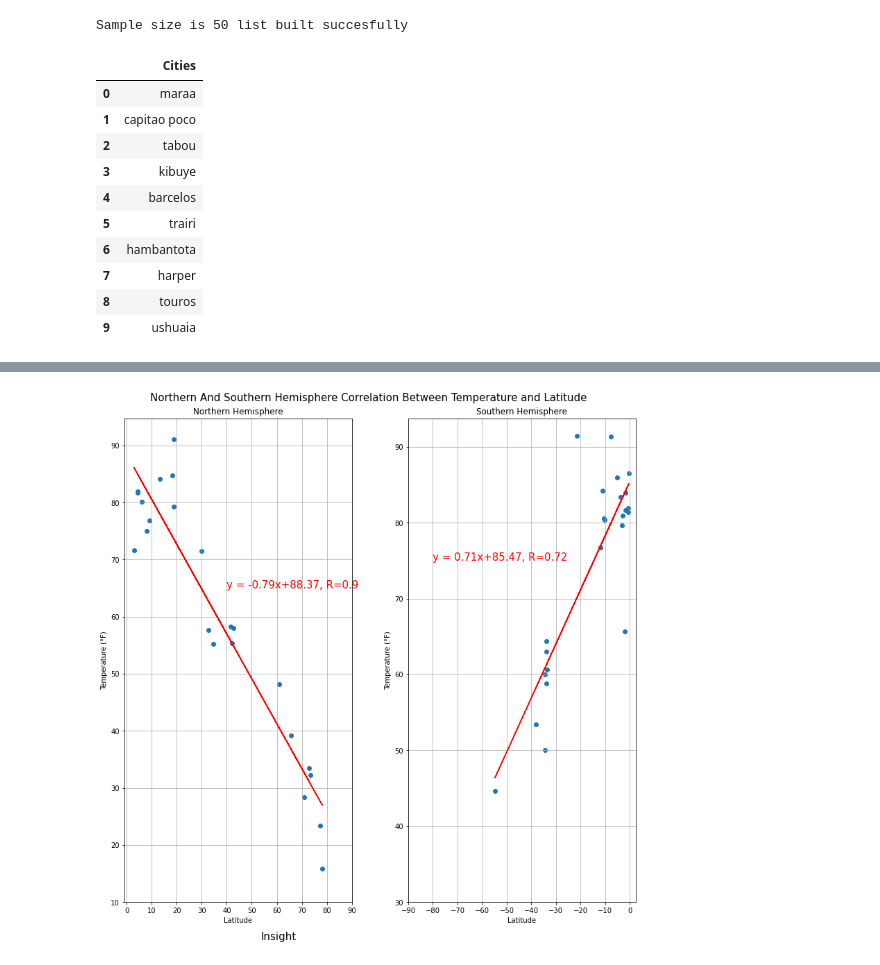
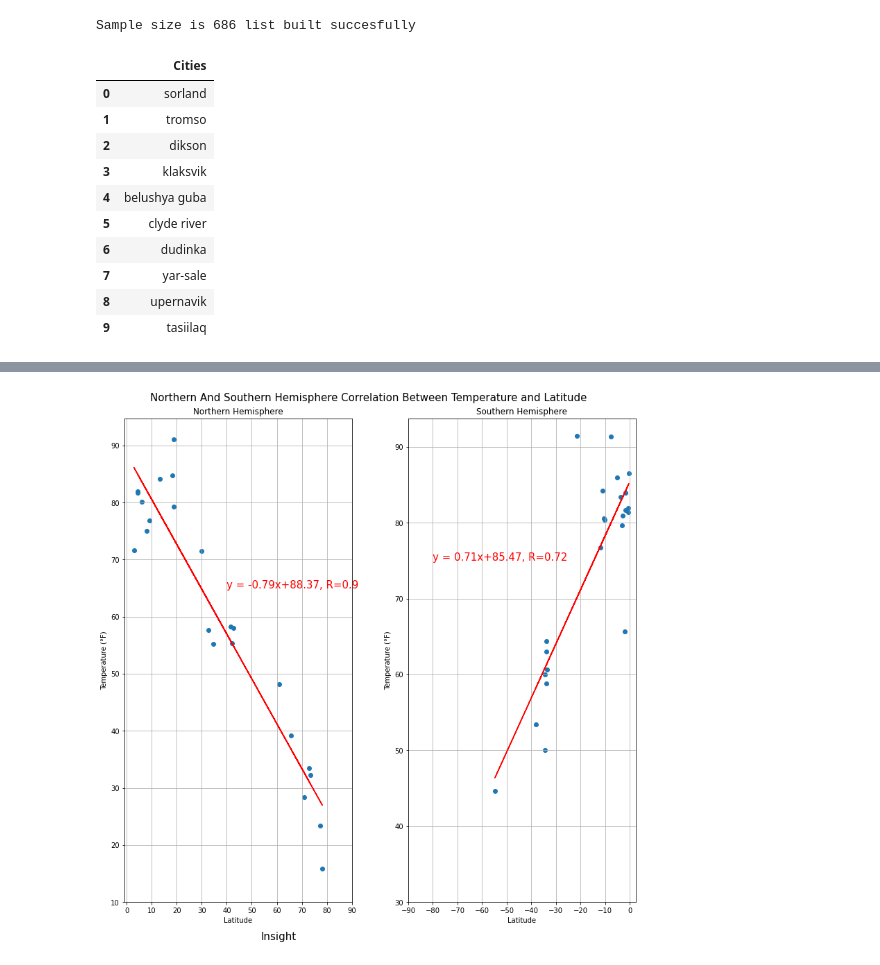
Before and after one commit to JuanjoFernandez/python-api-challenge, a Jupyter notebook: WeatherPy/WeatherPy.ipynb, the cells around one changed output, grey strips where cells are left out. Saved outputs shown, nothing was run; the diff lists cells and outputs as text; code cells hidden in the pictures.

```diff
--- a/WeatherPy/WeatherPy.ipynb
+++ b/WeatherPy/WeatherPy.ipynb
@@ -15,42 +15,42 @@ from IPython.display import clear_output
 # %%
 # Building the 500+ cities list
 
 # Setting ranges to look for cities
-latitude_range = np.random.randint(-90,91, 10) #change 10 to 70 when testing is done
-longitude_range = np.random.randint(-180,181, 10) #change 10 to 70 when testing is done
+latitude_range = np.random.randint(-90,91, 70) #change 10 to 70 when testing is done
+longitude_range = np.random.randint(-180,181, 70) #change 10 to 70 when testing is done
 
 # This loop will ensure that the sample size is enough
 # At least 500 (will do 550 just to be sure) cities with data are needed,
 # with a 5.8% of missing data 577 cities is the minimum sample size
 test = False
 while test == False:
 
     cities_list = []
     #nested for loop that will retrieve every city
     for x in longitude_range:
         for y in latitude_range:
             city = citipy.nearest_city(x,y)
             cities_list.append(city.city_name)
-    if len(cities_list) >= 0: #change conditional to 577 after testing
+    if len(cities_list) >= 577: #change conditional to 577 after testing
         test = True
 #converting the resulting list to a dataframe, dropping the duplicates and reindexing
 cities_list_df = pd.DataFrame({'Cities':cities_list})
 cities_list_df = cities_list_df.drop_duplicates().reset_index(drop = True)
 print(f'Sample size is {len(cities_list_df.index)} list built succesfully')
 cities_list_df.head(10)
 # %% [output]
-Sample size is 50 list built succesfully
+Sample size is 686 list built succesfully
 |  | Cities |
-| 0 | maraa |
-| 1 | capitao poco |
-| 2 | tabou |
-| 3 | kibuye |
-| 4 | barcelos |
-| 5 | trairi |
-| 6 | hambantota |
-| 7 | harper |
-| 8 | touros |
-| 9 | ushuaia |
+| 0 | sorland |
+| 1 | tromso |
+| 2 | dikson |
+| 3 | klaksvik |
+| 4 | belushya guba |
+| 5 | clyde river |
+| 6 | dudinka |
+| 7 | yar-sale |
+| 8 | upernavik |
+| 9 | tasiilaq |
 # %%
 #API requests
 
```
Also changed, not shown: parts of 6 cells of this notebook, 6 other files.
